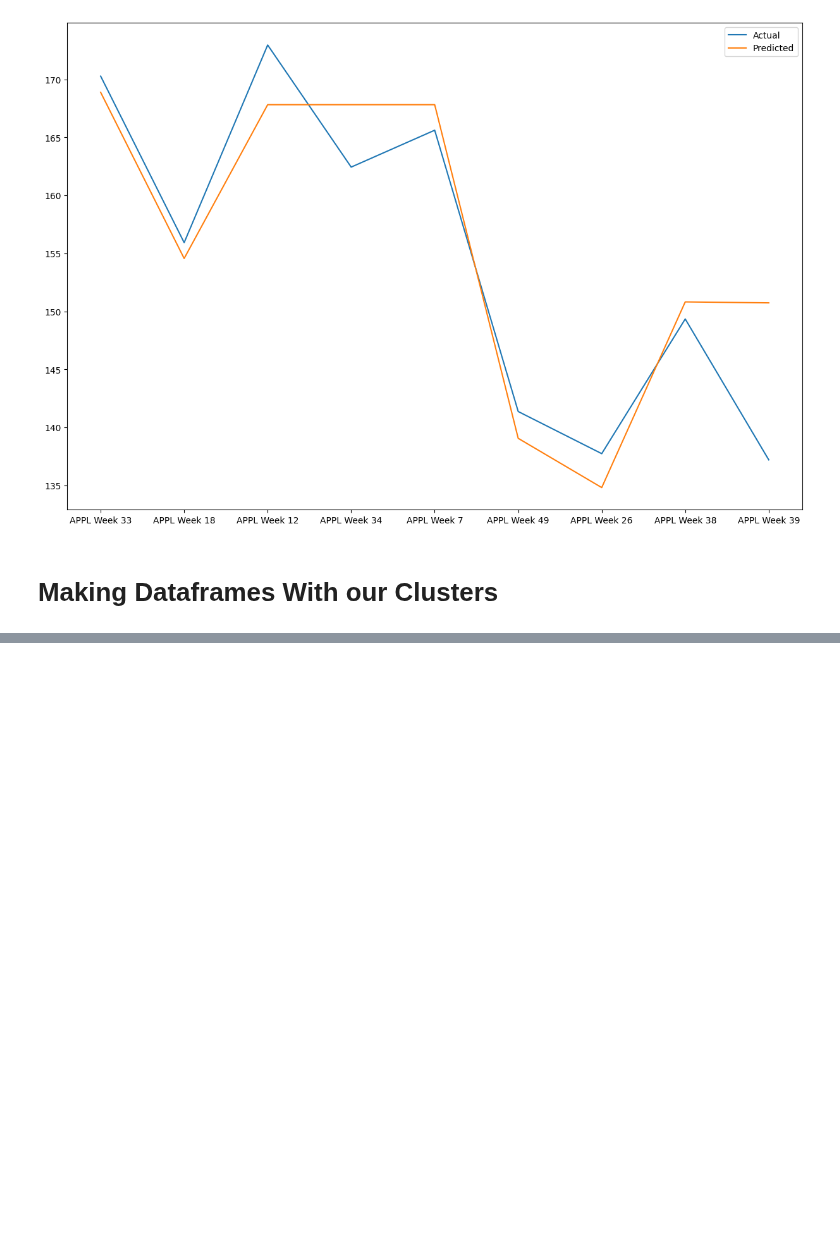
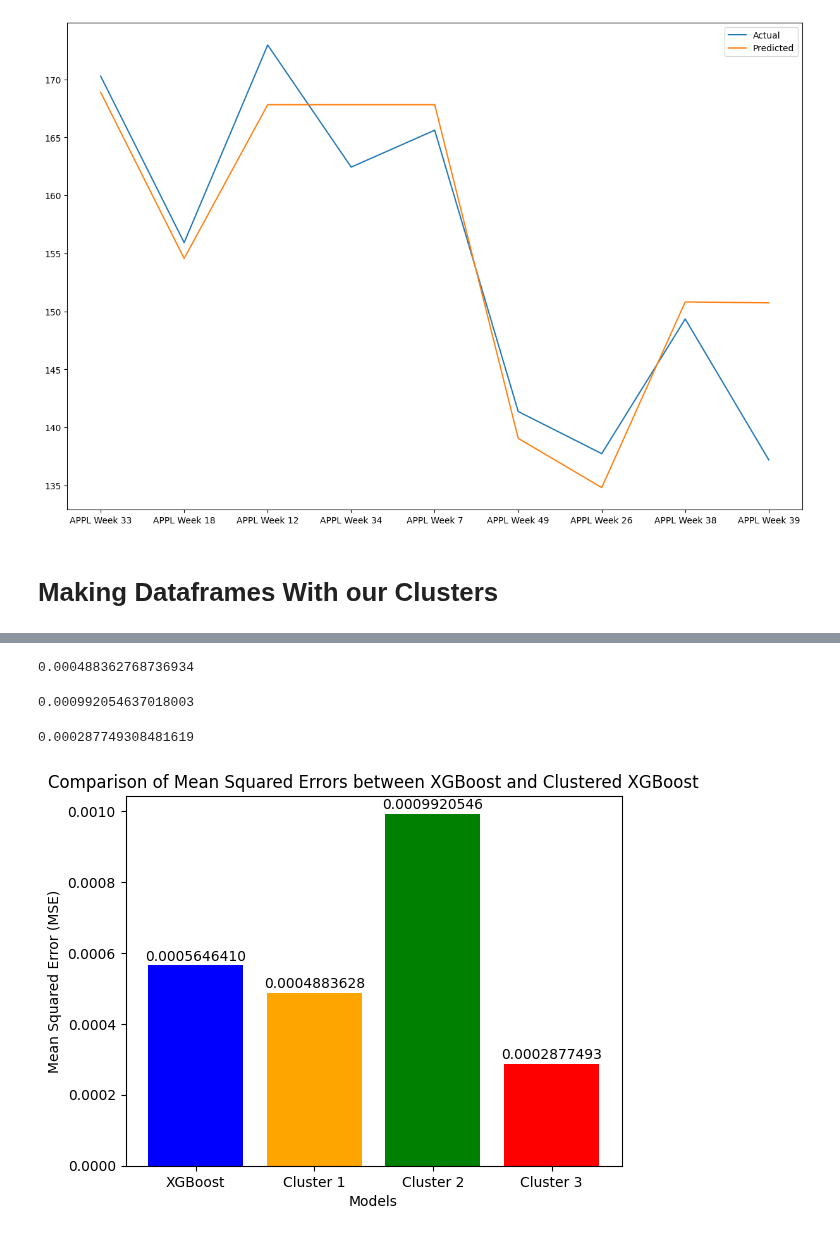
Before and after one commit to ktongk/BTT-JPMC-1, a Jupyter notebook: Anna/XGBOOST.ipynb, the cells around one changed output, grey strips where cells are left out. Saved outputs shown, nothing was run; the diff lists cells and outputs as text; code cells hidden in the pictures; blank space fills up the shorter version.

```diff
--- a/Anna/XGBOOST.ipynb
+++ b/Anna/XGBOOST.ipynb
@@ -921,0 +1123,50 @@ plt.show()
+# %%
+# run the model on each dataframe
+y1 = sp500_pct_df_cluster_1['Day 5']
+X1 = sp500_pct_df_cluster_1.drop(columns='Day 5')
+cluster_1_model = train_xgboost_regressor(X1,y1)
+cluster_1_mse = cluster_1_model[2]
+cluster_1_mse
+# %% [output]
+0.000488362768736934
+# %%
+y2 = sp500_pct_df_cluster_2['Day 5']
+X2 = sp500_pct_df_cluster_2.drop(columns='Day 5')
+cluster_2_model = train_xgboost_regressor(X2,y2)
+cluster_2_mse = cluster_2_model[2]
+cluster_2_mse
+# %% [output]
+0.000992054637018003
+# %%
+y3 = sp500_pct_df_cluster_3['Day 5']
+X3 = sp500_pct_df_cluster_3.drop(columns='Day 5')
+cluster_3_model = train_xgboost_regressor(X3,y3)
+cluster_3_mse = cluster_3_model[2]
+cluster_3_mse
+# %% [output]
+0.000287749308481619
+# %%
+# plot the mse values for each cluster compared to the original sp500 model mse
+# MSE values
+mse_values = [mse_sp500, cluster_1_mse, cluster_2_mse, cluster_3_mse]
+# plot the mse values for each cluster compared to the original sp500 model mse
+
+# Model names
+model_names = ['XGBoost', 'Cluster 1', 'Cluster 2', 'Cluster 3']
+
+# Creating a bar plot
+plt.bar(model_names, mse_values, color=['blue', 'orange', 'green', 'red'])
+for i, value in enumerate(mse_values):
+    plt.text(i, value + 0.000005, f'{value:.10f}', ha='center', va='bottom')
+
+plt.xlabel('Models')
+plt.ylabel('Mean Squared Error (MSE)')
+plt.title('Comparison of Mean Squared Errors between XGBoost and Clustered XGBoost')
+
+# Adjusting the y-axis range
+plt.ylim(0.00, max(mse_values) + 0.00005)
+
+# Display the plot
+plt.show()
+# %% [output]
+[figure, added]
```
Also changed, not shown: parts of 28 cells of this notebook, 1 other file.
